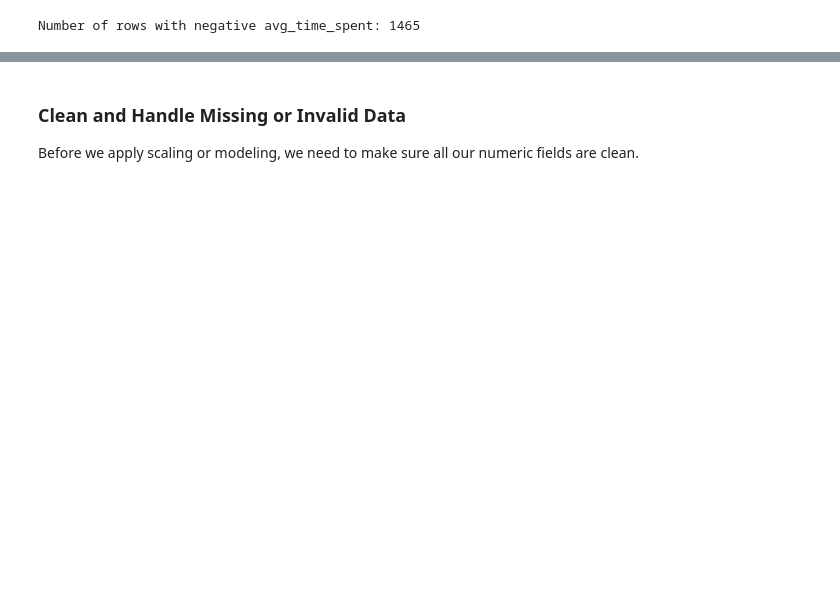
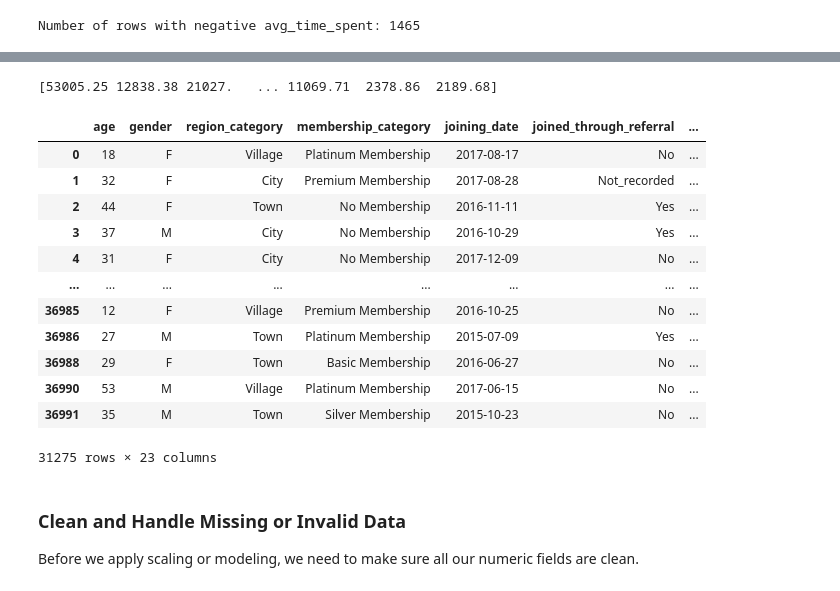
Before and after one commit to wambuikariuki/Capstone_Phase5_group9, a Jupyter notebook: Notebook.ipynb, the cells around one changed output, grey strips where cells are left out. Drawn from its saved outputs; the diff is of its cells as text; code cells hidden in the pictures; blank space fills up the shorter version.

```diff
--- a/Notebook.ipynb
+++ b/Notebook.ipynb
@@ -187,7 +216,7 @@ The age distribution chart shows that customer churn is fairly uniform across al
 
 We decided to drop the security number and ID columns since they did not offer any useful insightinto our analysis
 # %%
-df.drop(columns=['security_no'], inplace=True)
+df.drop(columns=['security_no', 'last_visit_time' ], inplace=True)
 print(df.columns)
 # %% [output]
 Index(['age', 'gender', 'region_category', 'membership_category',
@@ -430,0 +462,3 @@ I will replace referral_id with value xxxxxxxx with unknown
+# %%
+#Replacing xxxxxxxx with walkins
+df_cleaned['referral_id'] = df_cleaned['referral_id'].replace('xxxxxxxx', 'walk_in')
@@ -575,0 +626,23 @@ df_cleaned.loc[df_cleaned['avg_time_spent'] < 0, 'avg_time_spent'] = median_time
+# %%
+# Inspecting the unique values for average transaction value column
+unique_avg_transaction_value = df_cleaned['avg_transaction_value'].unique()
+print(unique_avg_transaction_value)
+# %% [output]
+[53005.25 12838.38 21027.   ... 11069.71  2378.86  2189.68]
+# %%
+df_cleaned['points_in_wallet'] = df_cleaned['points_in_wallet'].astype(str).str.strip()
+df_cleaned
+# %% [output]
+|  | age | gender | region_category | membership_category | joining_date | joined_through_referral | ... |
+| 0 | 18 | F | Village | Platinum Membership | 2017-08-17 | No | ... |
+| 1 | 32 | F | City | Premium Membership | 2017-08-28 | Not_recorded | ... |
+| 2 | 44 | F | Town | No Membership | 2016-11-11 | Yes | ... |
+| 3 | 37 | M | City | No Membership | 2016-10-29 | Yes | ... |
+| 4 | 31 | F | City | No Membership | 2017-12-09 | No | ... |
+| ... | ... | ... | ... | ... | ... | ... | ... |
+| 36985 | 12 | F | Village | Premium Membership | 2016-10-25 | No | ... |
+| 36986 | 27 | M | Town | Platinum Membership | 2015-07-09 | Yes | ... |
+| 36988 | 29 | F | Town | Basic Membership | 2016-06-27 | No | ... |
+| 36990 | 53 | M | Village | Platinum Membership | 2017-06-15 | No | ... |
+| 36991 | 35 | M | Town | Silver Membership | 2015-10-23 | No | ... |
+31275 rows × 23 columns
```
Also changed, not shown: parts of 45 cells of this notebook, 1 other file.
